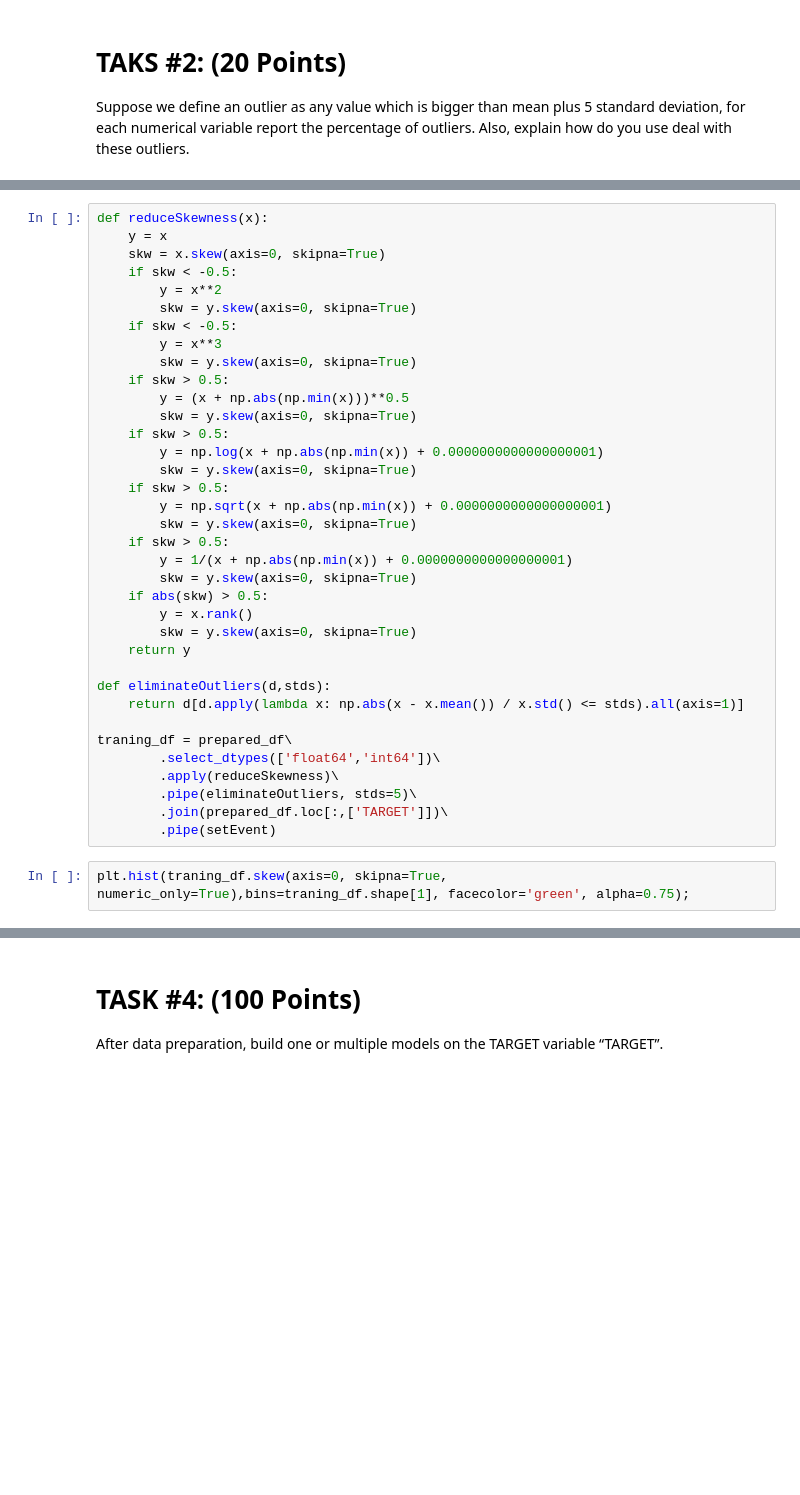
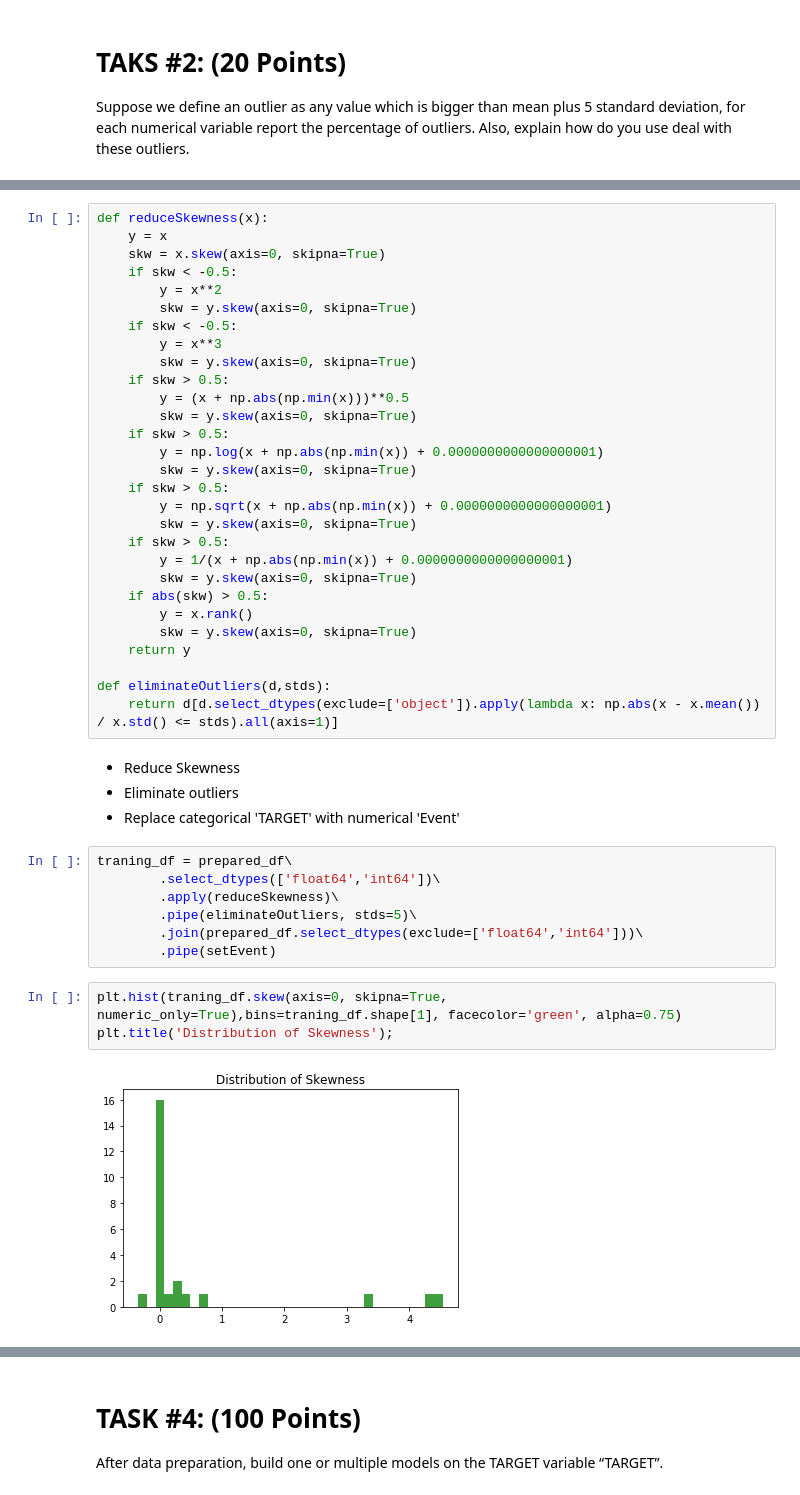
Before and after one commit to LMoros/STA6704, a Jupyter notebook: STA6704_LuisMoros_MidTerm.ipynb, the cells around one changed output, grey strips where cells are left out. Drawn from its saved outputs; the diff is of its cells as text; blank space fills up the shorter version.

```diff
--- a/STA6704_LuisMoros_MidTerm.ipynb
+++ b/STA6704_LuisMoros_MidTerm.ipynb
@@ -229,15 +304,22 @@ def reduceSkewness(x):
     return y
 
 def eliminateOutliers(d,stds):
-    return d[d.apply(lambda x: np.abs(x - x.mean()) / x.std() <= stds).all(axis=1)]
-
-traning_df = prepared_df\
-        .select_dtypes(['float64','int64'])\
-        .apply(reduceSkewness)\
-        .pipe(eliminateOutliers, stds=5)\
-        .join(prepared_df.loc[:,['TARGET']])\
-        .pipe(setEvent)
+    return d[d.select_dtypes(exclude=['object']).apply(lambda x: np.abs(x - x.mean()) / x.std() <= stds).all(axis=1)]
+# %% [markdown]
+- Reduce Skewness
+- Eliminate outliers
+- Replace categorical 'TARGET' with numerical 'Event'
+# %%
+traning_df = prepared_df\
+        .select_dtypes(['float64','int64'])\
+        .apply(reduceSkewness)\
+        .pipe(eliminateOutliers, stds=5)\
+        .join(prepared_df.select_dtypes(exclude=['float64','int64']))\
+        .pipe(setEvent)
 # %%
-plt.hist(traning_df.skew(axis=0, skipna=True, numeric_only=True),bins=traning_df.shape[1], facecolor='green', alpha=0.75);
+plt.hist(traning_df.skew(axis=0, skipna=True, numeric_only=True),bins=traning_df.shape[1], facecolor='green', alpha=0.75)
+plt.title('Distribution of Skewness');
+# %% [output]
+[figure, added]
 # %%
 traning_df.skew(axis=0, skipna=True, numeric_only=True).sort_values()
```
Also changed, not shown: parts of 50 cells of this notebook.
